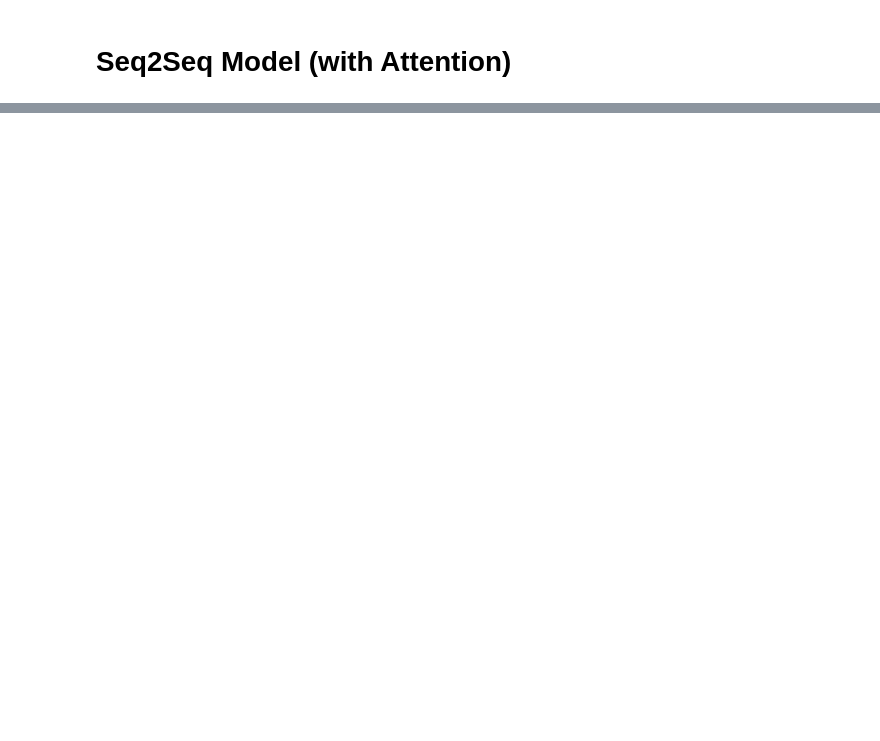
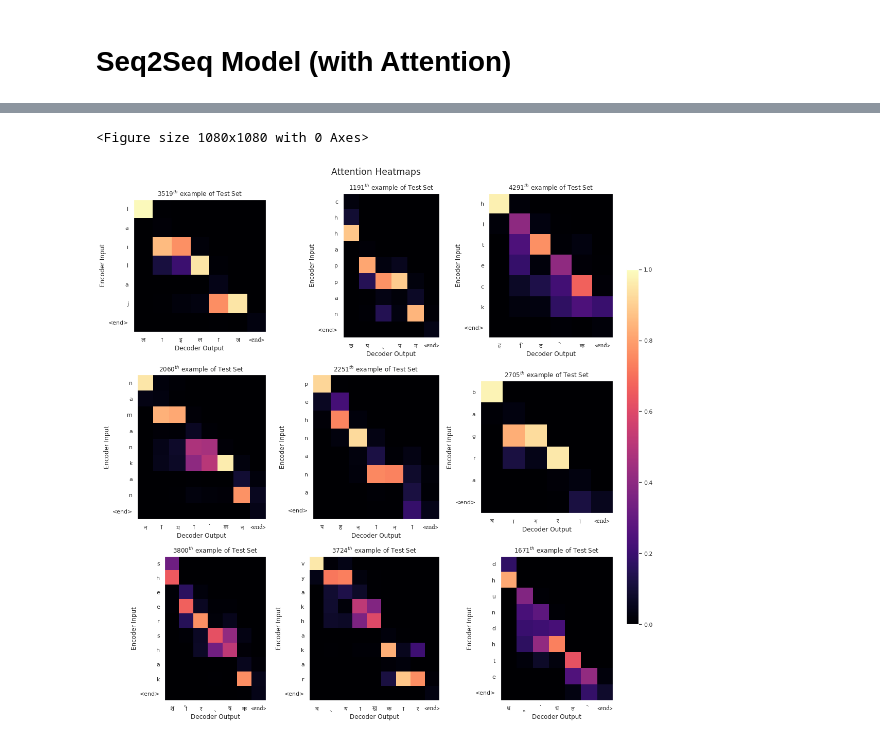
Before and after one commit to abisubramanya27/CS6910_Assignment3, a Jupyter notebook: src/Assignment3.ipynb, the cells around one changed output, grey strips where cells are left out. Drawn from its saved outputs; the diff is of its cells as text; code cells hidden in the pictures; blank space fills up the shorter version.

Commit message:
added best model testing and attention heatmaps

```diff
--- a/src/Assignment3.ipynb
+++ b/src/Assignment3.ipynb
@@ -289,6 +289,8 @@ def beam_decoder_infer(model, input_seqs, max_decoder_timesteps, K=1, target_seq
     final_outputs = np.zeros((no_samples, K, max_decoder_timesteps), dtype=np.int32)
     # Errors for top K output sequences for each input
     final_errors = np.zeros((no_samples, K))
+    # Attention scores for top K output sequences for each input
+    final_attn_scores = np.zeros((no_samples, K, max_decoder_timesteps, input_seqs.shape[1]))
 
     # decoder input sequence for 1 timestep (for all samples). Initially one choice only there
     decoder_k_inputs = np.zeros((no_samples, 1, 1))
@@ -362,8 +364,10 @@ def beam_decoder_infer(model, input_seqs, max_decoder_timesteps, K=1, target_seq
     final_outputs = np.array([[decoder_k_out[b][i][1] for i in range(K)] for b in range(no_samples)])
     if target_seqs is not None:
         final_errors = np.array(errors) / max_decoder_timesteps
+    if attention:
+        final_attn_scores = np.array(attn_k_scores)
 
-    return final_outputs, final_errors, np.array(states_values), np.array(attn_k_scores)
+    return final_outputs, final_errors, np.array(states_values), final_attn_scores
 
 def calc_metrics(k_outputs, target_seqs, char_enc, char_dec, k_errors=None, exact_word=True):
     # Calculates the accuracy (and mean error if info provided) for the best of K possible output sequences
@@ -1040,0 +1075,9 @@ def best_model_attention(run_id, test_enc_input, test_dec_target, max_decoder_se
+# %%
+test2_acc, test2_exact_K_acc, test2_exact_acc, test2_loss, test2_true_out, \
+test2_pred_out, test2_pred_scores, test2_attn_scores = test_model('2qumeucv', test_enc_input,
+                                                                  test_dec_target,
+                                                                  max_decoder_seq_length,
+                                                                  target_char_enc,
+                                                                  target_char_dec,
+                                                                  True)
+print_samples(test_inp, test2_true_out, test2_pred_out, test2_pred_scores)
@@ -1040,0 +1113,42 @@ def best_model_attention(run_id, test_enc_input, test_dec_target, max_decoder_se
+# %%
+import pandas as pd
+import matplotlib
+import matplotlib.pyplot as plt
+from matplotlib.font_manager import FontProperties
+
+def plot_heatmaps(input, pred_out, pred_scores, attn_scores, wandb_log=False):
+    no_samples = len(pred_out)
+    rand_seq = np.random.randint(no_samples, size=(9,))
+
+    plt.close('all')
+    fig = plt.figure(figsize=(15,15))
+    fig, axes = plt.subplots(3, 3, figsize=(15, 15), constrained_layout=True)
+    plt.suptitle('Attention Heatmaps', fontsize='x-large')
+    for i,ax in zip(rand_seq, axes.flat):
+        K = len(pred_scores[i])
+        k = np.argmin(pred_scores[i])
+        im = ax.imshow(attn_scores[i,k,:len(pred_out[i][k])+1,:len(input[i])+1].T, vmin=0, vmax=1, cmap='magma')
+        ax.set_xticks(range(len(pred_out[i][k])+1))
+        ax.set_xticklabels(list(pred_out[i][k])+['<end>'], fontproperties=FontProperties(fname="/usr/share/fonts/truetype/VesperLibre-Regular.ttf"))
+        ax.set_yticks(range(len(input[i])+1))
+        ax.set_yticklabels(list(input[i])+['<end>'])
+        ax.set_ylabel(u'Encoder Input')
+        ax.set_xlabel(f'Decoder Output')
+        ax.set_title(str(i) + r'$^{th}$ example of Test Set')
+        ax.set_aspect("equal")
+        ax.grid(False)
+
+    # create colorbar
+    fig.colorbar(im, ax=axes.ravel().tolist(), shrink=0.7)
+    # Log in WANDB
+    if wandb_log:
+        run = wandb.init(project="assignment3", entity="abisheks", reinit=True)
+        wandb.log({'attention_heatmaps': fig})
+        run.finish()
+
+    plt.show()
+
+plot_heatmaps(test2_inp, test2_pred_out, test2_pred_scores, test2_attn_scores)
+# %% [output]
+<Figure size 1080x1080 with 0 Axes>
+[figure, added]
```
Also changed, not shown: parts of 14 cells of this notebook.
